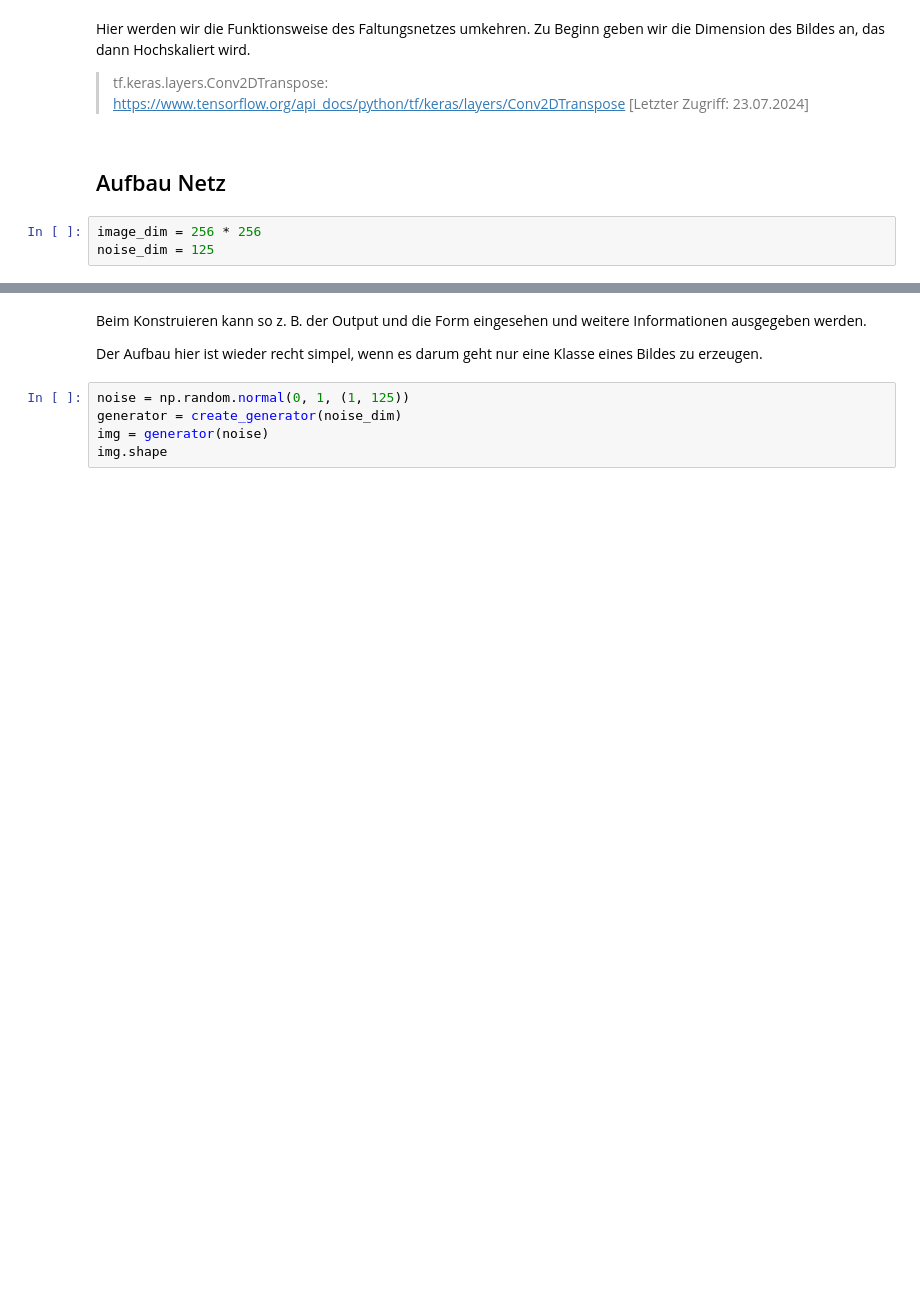
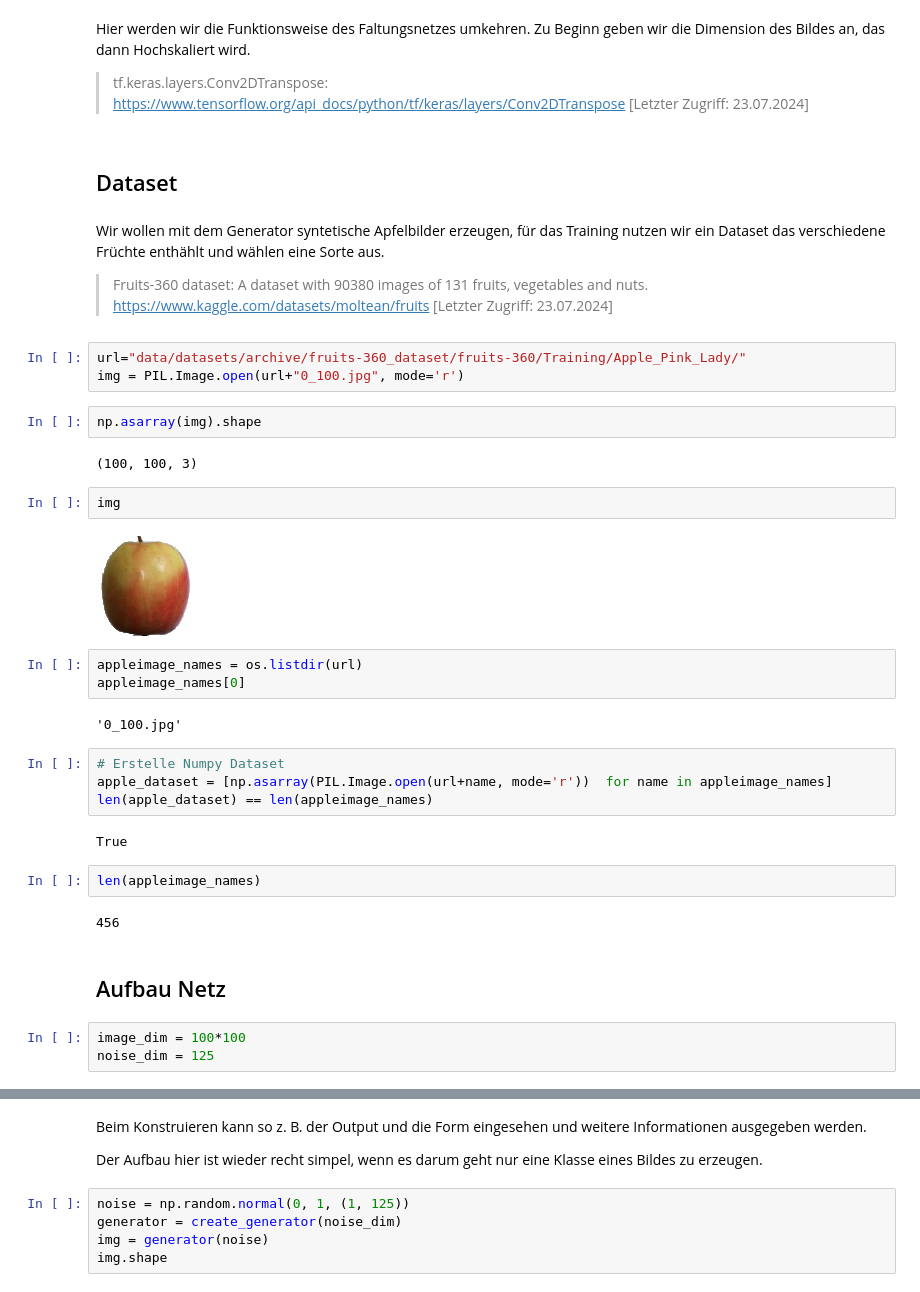
Before and after one commit to as8345s/GenAI_LangChain_Content, a Jupyter notebook: GAN/2_GAN-CNN.ipynb, the cells around one changed output, grey strips where cells are left out. Cells and saved outputs as stored; diff of their text form; blank space fills up the shorter version.

```diff
--- a/GAN/2_GAN-CNN.ipynb
+++ b/GAN/2_GAN-CNN.ipynb
@@ -20,10 +22,43 @@ Hier werden wir die Funktionsweise des Faltungsnetzes umkehren. Zu Beginn geben
 
 >tf.keras.layers.Conv2DTranspose:<br>
 >https://www.tensorflow.org/api_docs/python/tf/keras/layers/Conv2DTranspose [Letzter Zugriff: 23.07.2024]
+# %% [markdown]
+<h2>Dataset</h2>
+# %% [markdown]
+Wir wollen mit dem Generator syntetische Apfelbilder erzeugen, für das Training nutzen wir ein Dataset das verschiedene Früchte enthählt und wählen eine Sorte aus.
+
+> Fruits-360 dataset: A dataset with 90380 images of 131 fruits, vegetables and nuts. <br>
+> https://www.kaggle.com/datasets/moltean/fruits [Letzter Zugriff: 23.07.2024]
+# %%
+url="data/datasets/archive/fruits-360_dataset/fruits-360/Training/Apple_Pink_Lady/"
+img = PIL.Image.open(url+"0_100.jpg", mode='r')
+# %%
+np.asarray(img).shape
+# %% [output]
+(100, 100, 3)
+# %%
+img
+# %% [output]
+[figure, added]
+# %%
+appleimage_names = os.listdir(url)
+appleimage_names[0]
+# %% [output]
+'0_100.jpg'
+# %%
+# Erstelle Numpy Dataset
+apple_dataset = [np.asarray(PIL.Image.open(url+name, mode='r'))  for name in appleimage_names]
+len(apple_dataset) == len(appleimage_names)
+# %% [output]
+True
+# %%
+len(appleimage_names)
+# %% [output]
+456
 # %% [markdown]
 <h2>Aufbau Netz</h2>
 # %%
-image_dim = 256 * 256
+image_dim = 100*100
 noise_dim = 125
 # %%
 # Generator soll Bild erzeugen.
```
Also changed, not shown: parts of 19 cells of this notebook, 1 other file.
